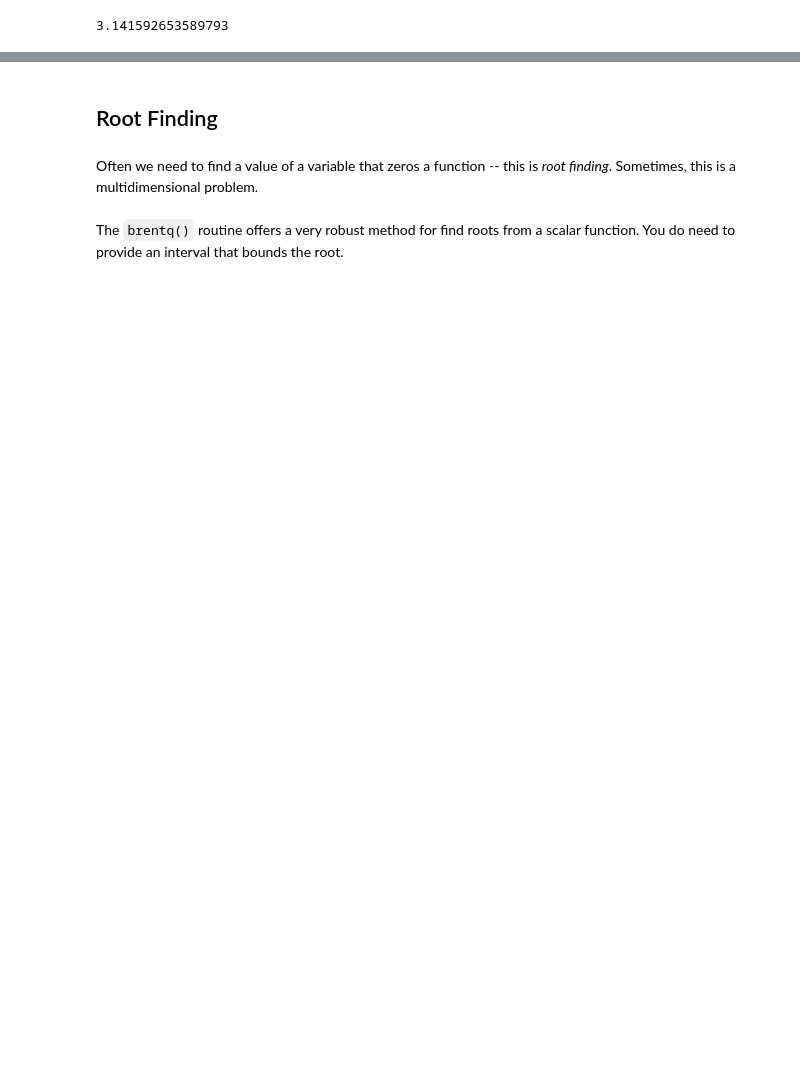
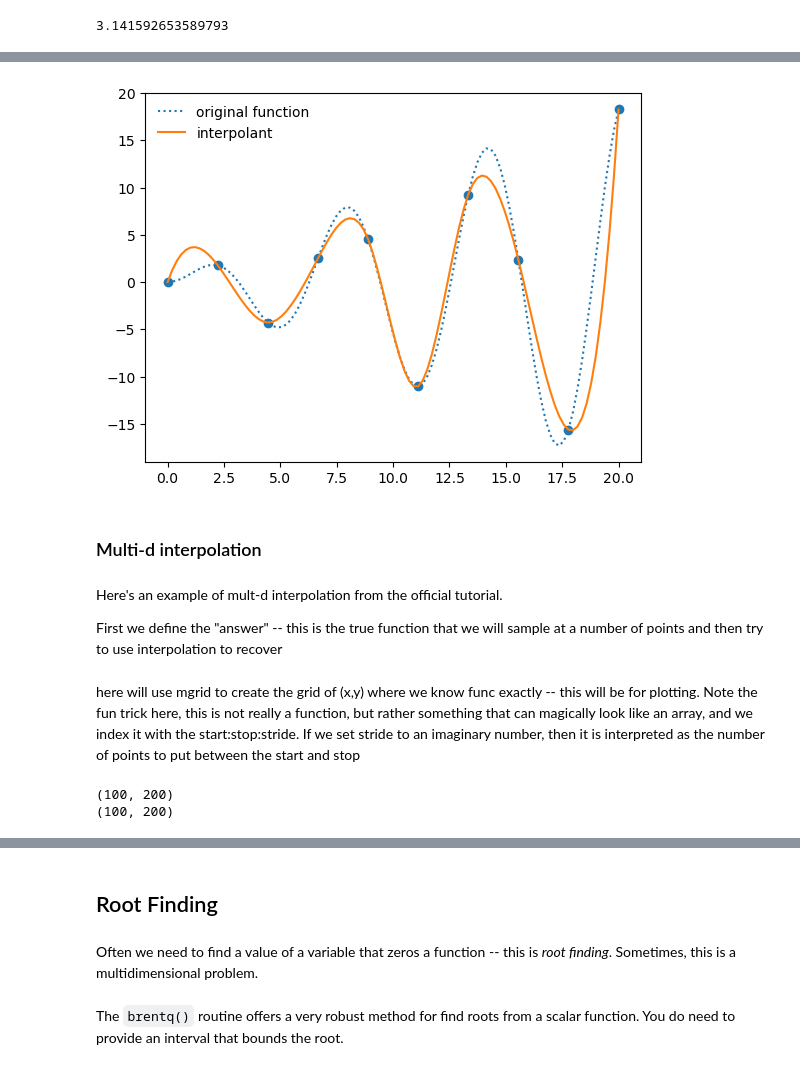
Before and after one commit to sbu-phy-ast-reu/reu-python-tutorial, a Jupyter notebook: content/05-python-scipy/scipy-basics.ipynb, the cells around one changed output, grey strips where cells are left out. Saved outputs shown, nothing was run; the diff lists cells and outputs as text; code cells hidden in the pictures; blank space fills up the shorter version.

```diff
--- a/content/05-python-scipy/scipy-basics.ipynb
+++ b/content/05-python-scipy/scipy-basics.ipynb
@@ -130,0 +205,15 @@ We know the answer for this integral, so we can look at how the error changes wi
+# %%
+f_interp = interpolate.interp1d(x, y, kind="cubic")
+# %%
+ax.plot(x_fine, f_interp(x_fine), label="interpolant")
+
+ax.legend(frameon=False, loc="best")
+fig
+# %% [output]
+[figure, added]
+# %% [markdown]
+### Multi-d interpolation
+# %% [markdown]
+Here's an example of mult-d interpolation from the official tutorial.
+
+First we define the "answer" -- this is the true function that we will sample at a number of points and then try to use interpolation to recover
@@ -130,0 +223,2 @@ We know the answer for this integral, so we can look at how the error changes wi
+# %% [markdown]
+here will use mgrid to create the grid of (x,y) where we know func exactly -- this will be for plotting.  Note the fun trick here, this is not really a function, but rather something that can magically look like an array, and we index it with the start:stop:stride.  If we set stride to an imaginary number, then it is interpreted as the number of points to put between the start and stop
@@ -130,0 +227,6 @@ We know the answer for this integral, so we can look at how the error changes wi
+# %%
+print(grid_x.shape)
+print(grid_y.shape)
+# %% [output]
+(100, 200)
+(100, 200)
```
Also changed, not shown: parts of 120 cells of this notebook, 5 other files.
